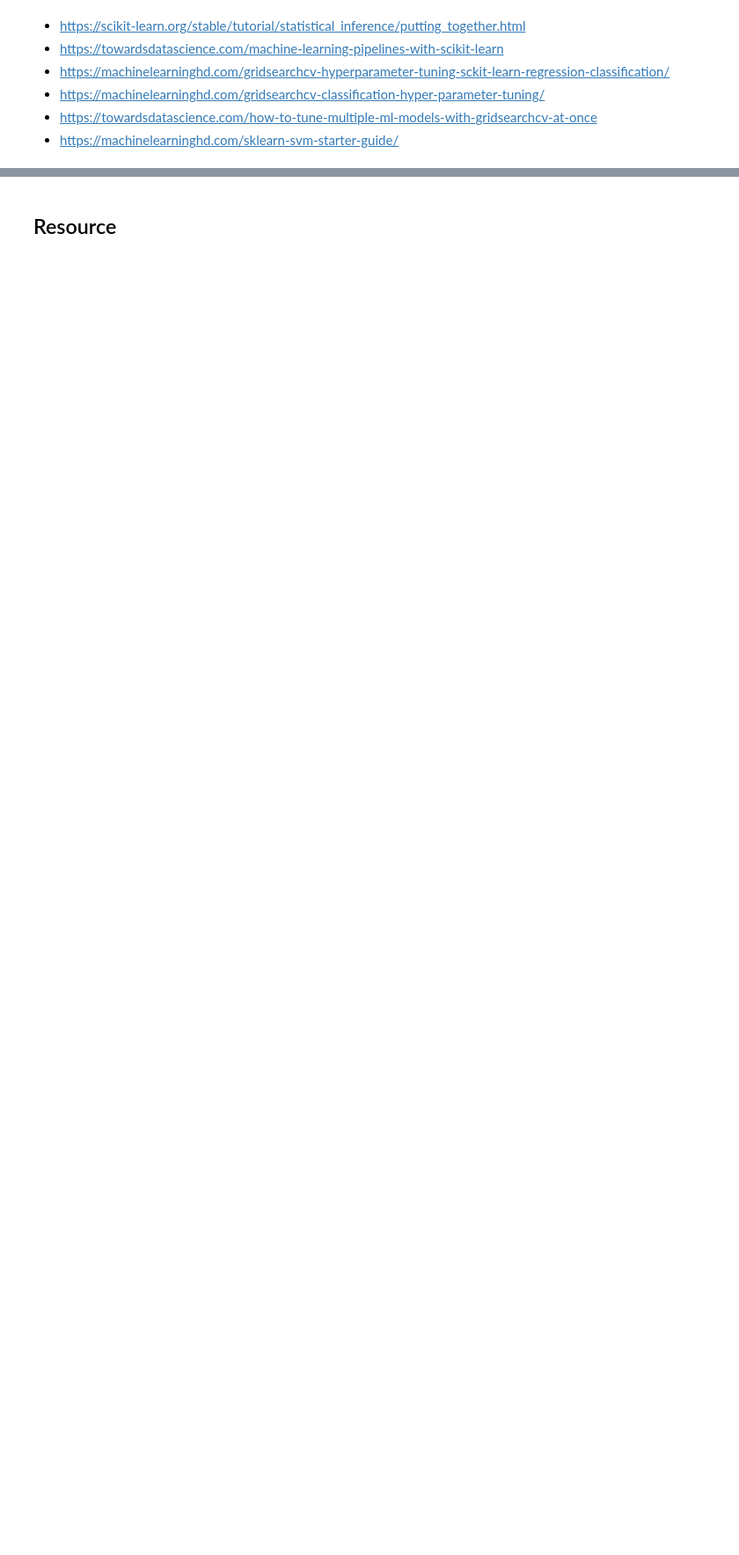
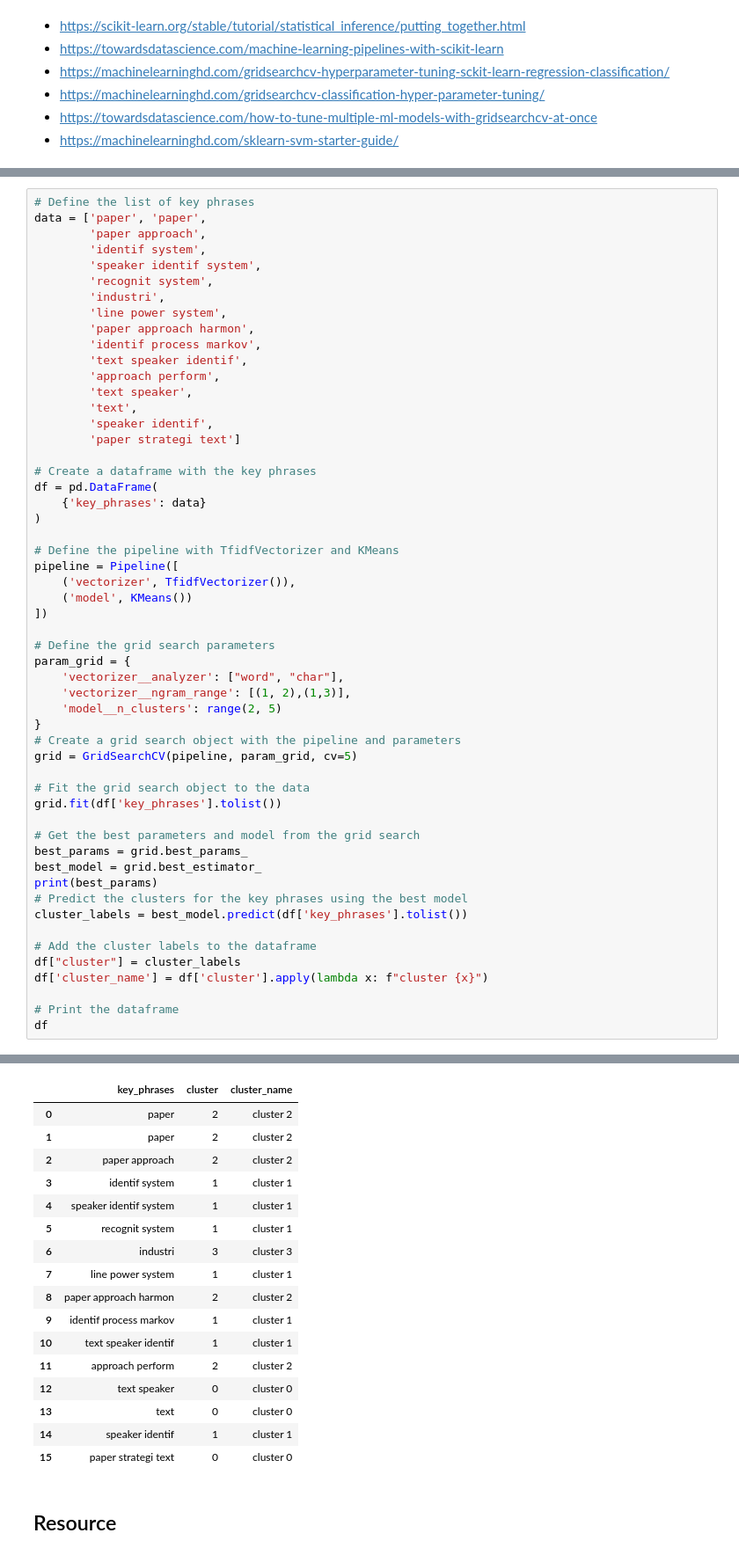
Before and after one commit to dev-SR/machine-learning, a Jupyter notebook: 100sklearn/sklearn.ipynb, the cells around one changed output, grey strips where cells are left out. Shown at 88% size. Cells and saved outputs as stored; diff of their text form; blank space fills up the shorter version.

Commit message:
text clustering with kmeans/grid search

```diff
--- a/100sklearn/sklearn.ipynb
+++ b/100sklearn/sklearn.ipynb
@@ -1305,0 +1314,55 @@ sns.lineplot(x='param_classifier__n_estimators', y='mean_test_score', data=nesm)
+# %%
+# Define the list of key phrases
+data = ['paper', 'paper',
+        'paper approach',
+        'identif system',
+        'speaker identif system',
+        'recognit system',
+        'industri',
+        'line power system',
+        'paper approach harmon',
+        'identif process markov',
+        'text speaker identif',
+        'approach perform',
+        'text speaker',
+        'text',
+        'speaker identif',
+        'paper strategi text']
+
+# Create a dataframe with the key phrases
+df = pd.DataFrame(
+    {'key_phrases': data}
+)
+
+# Define the pipeline with TfidfVectorizer and KMeans
+pipeline = Pipeline([
+    ('vectorizer', TfidfVectorizer()),
+    ('model', KMeans())
+])
+
+# Define the grid search parameters
+param_grid = {
+    'vectorizer__analyzer': ["word", "char"],
+    'vectorizer__ngram_range': [(1, 2),(1,3)],
+    'model__n_clusters': range(2, 5)
+}
+# Create a grid search object with the pipeline and parameters
+grid = GridSearchCV(pipeline, param_grid, cv=5)
+
+# Fit the grid search object to the data
+grid.fit(df['key_phrases'].tolist())
+
+# Get the best parameters and model from the grid search
+best_params = grid.best_params_
+best_model = grid.best_estimator_
+print(best_params)
+# Predict the clusters for the key phrases using the best model
+cluster_labels = best_model.predict(df['key_phrases'].tolist())
+
+# Add the cluster labels to the dataframe
+df["cluster"] = cluster_labels
+df['cluster_name'] = df['cluster'].apply(lambda x: f"cluster {x}")
+
+# Print the dataframe
+df
+# %% [output]
@@ -1306,2 +1370,19 @@ sns.lineplot(x='param_classifier__n_estimators', y='mean_test_score', data=nesm)
+|  | key_phrases | cluster | cluster_name |
+| 0 | paper | 2 | cluster 2 |
+| 1 | paper | 2 | cluster 2 |
+| 2 | paper approach | 2 | cluster 2 |
+| 3 | identif system | 1 | cluster 1 |
+| 4 | speaker identif system | 1 | cluster 1 |
+| 5 | recognit system | 1 | cluster 1 |
+| 6 | industri | 3 | cluster 3 |
+| 7 | line power system | 1 | cluster 1 |
+| 8 | paper approach harmon | 2 | cluster 2 |
+| 9 | identif process markov | 1 | cluster 1 |
+| 10 | text speaker identif | 1 | cluster 1 |
+| 11 | approach perform | 2 | cluster 2 |
+| 12 | text speaker | 0 | cluster 0 |
+| 13 | text | 0 | cluster 0 |
+| 14 | speaker identif | 1 | cluster 1 |
+| 15 | paper strategi text | 0 | cluster 0 |
 # %% [markdown]
 ## Resource
```
Also changed, not shown: parts of 3 cells of this notebook, 3 other files.
